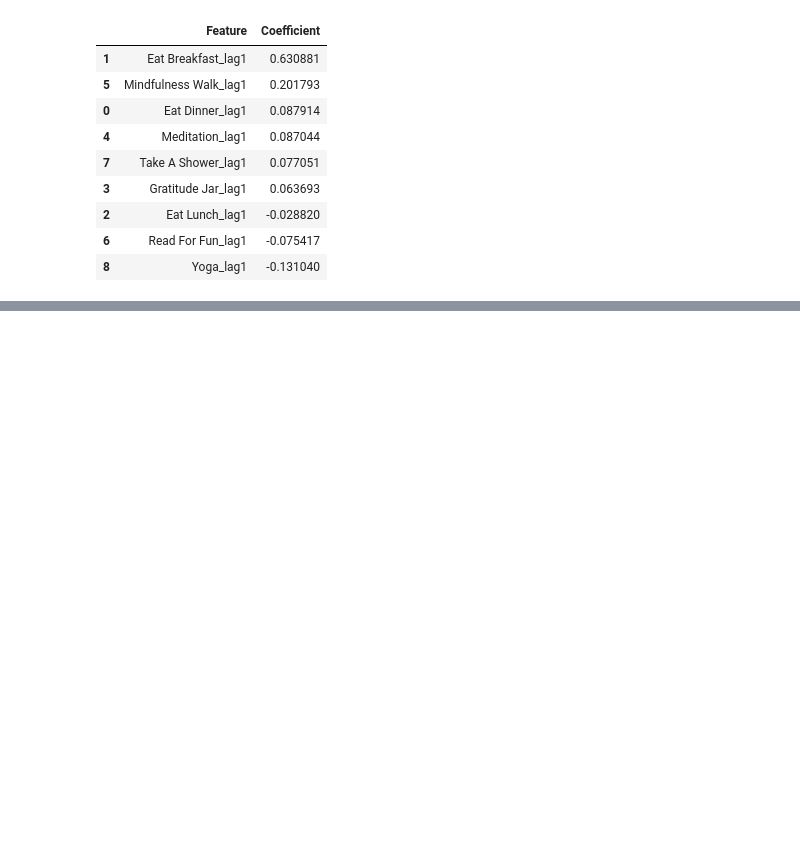
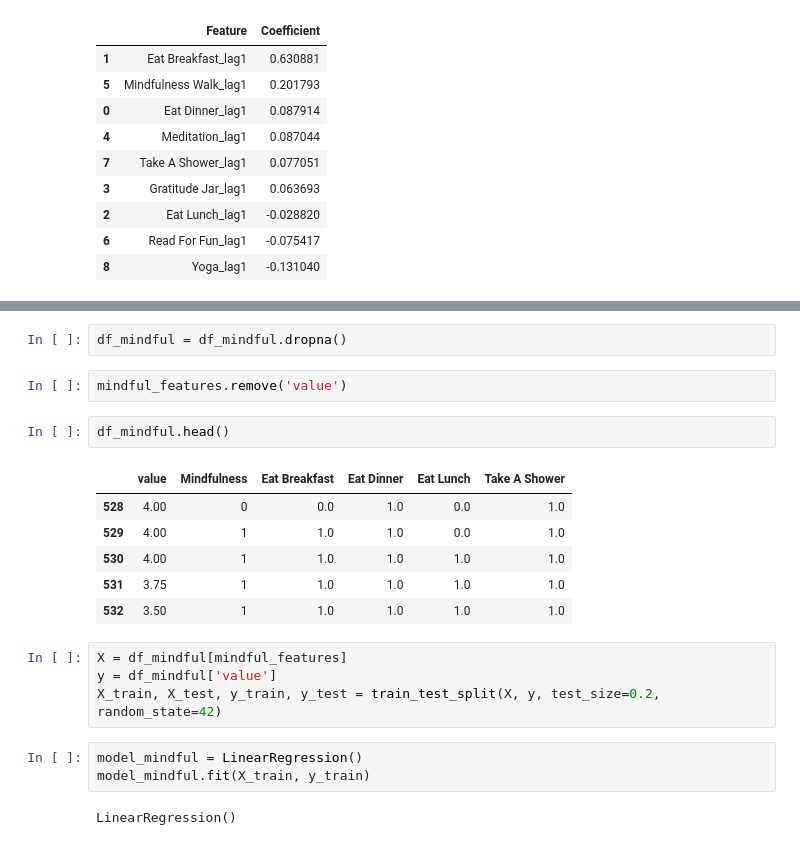
Before and after one commit to kaley-neufeld/Mental-Health-Project, a Jupyter notebook: notebooks/modeling.ipynb, the cells around one changed output, grey strips where cells are left out. Saved outputs shown, nothing was run; the diff lists cells and outputs as text; blank space fills up the shorter version.

```diff
--- a/notebooks/modeling.ipynb
+++ b/notebooks/modeling.ipynb
@@ -213,0 +235,22 @@ Notes:
+# %%
+df_mindful = df_mindful.dropna()
+# %%
+mindful_features.remove('value')
+# %%
+df_mindful.head()
+# %% [output]
+|  | value | Mindfulness | Eat Breakfast | Eat Dinner | Eat Lunch | Take A Shower |
+| 528 | 4.00 | 0 | 0.0 | 1.0 | 0.0 | 1.0 |
+| 529 | 4.00 | 1 | 1.0 | 1.0 | 0.0 | 1.0 |
+| 530 | 4.00 | 1 | 1.0 | 1.0 | 1.0 | 1.0 |
+| 531 | 3.75 | 1 | 1.0 | 1.0 | 1.0 | 1.0 |
+| 532 | 3.50 | 1 | 1.0 | 1.0 | 1.0 | 1.0 |
+# %%
+X = df_mindful[mindful_features]
+y = df_mindful['value']
+X_train, X_test, y_train, y_test = train_test_split(X, y, test_size=0.2, random_state=42)
+# %%
+model_mindful = LinearRegression()
+model_mindful.fit(X_train, y_train)
+# %% [output]
+LinearRegression()
```
Also changed, not shown: parts of 7 cells of this notebook.
